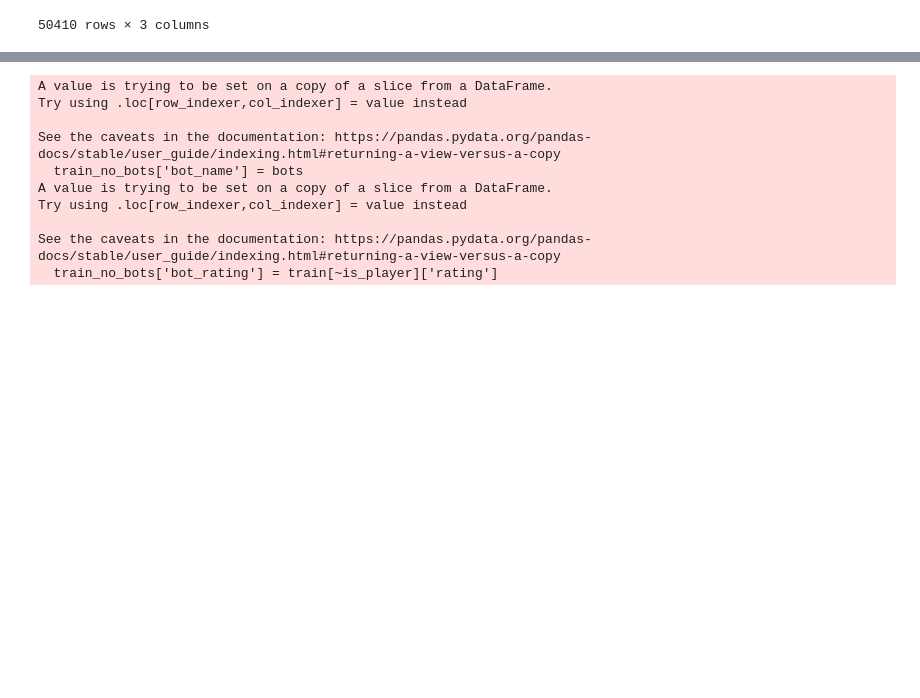
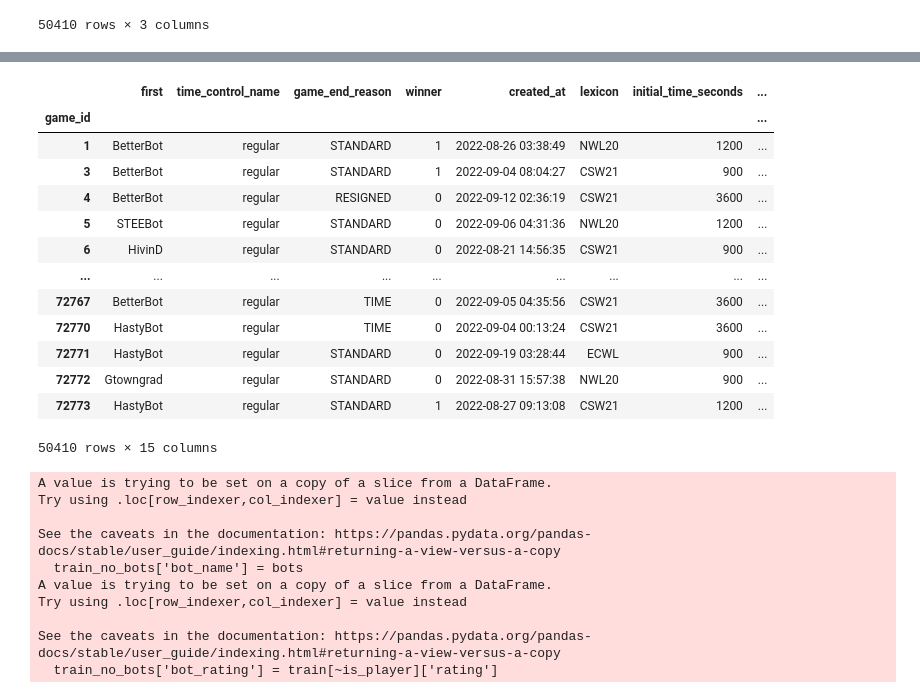
Before and after one commit to CatGuy1300/scrabble, a Jupyter notebook: notebooks/piping.ipynb, the cells around one changed output, grey strips where cells are left out. Saved outputs shown, nothing was run; the diff lists cells and outputs as text; code cells hidden in the pictures; blank space fills up the shorter version.

```diff
--- a/notebooks/piping.ipynb
+++ b/notebooks/piping.ipynb
@@ -62,5 +68,6 @@ pipe = (Pipeline([('bot_names', ExtractSetColumnsTransformer({'bot_name': BotExt
                    ('name_dropper', NameDropperTransformer(['nickname']))
                    ]))
 
-pipe.transform(train)
+new_train = pipe.transform(train)
+new_train
 # %% [output]
@@ -68,3 +88,21 @@ TypeError: 'set' object is not subscriptable
+# %%
+new_games = games.merge(new_train, left_index=True, right_index=True)
+new_games
+# %% [output]
+|  | first | time_control_name | game_end_reason | winner | created_at | lexicon | initial_time_seconds | ... |
+| game_id |  |  |  |  |  |  |  | ... |
+| 1 | BetterBot | regular | STANDARD | 1 | 2022-08-26 03:38:49 | NWL20 | 1200 | ... |
+| 3 | BetterBot | regular | STANDARD | 1 | 2022-09-04 08:04:27 | CSW21 | 900 | ... |
+| 4 | BetterBot | regular | RESIGNED | 0 | 2022-09-12 02:36:19 | CSW21 | 3600 | ... |
+| 5 | STEEBot | regular | STANDARD | 0 | 2022-09-06 04:31:36 | NWL20 | 1200 | ... |
+| 6 | HivinD | regular | STANDARD | 0 | 2022-08-21 14:56:35 | CSW21 | 900 | ... |
+| ... | ... | ... | ... | ... | ... | ... | ... | ... |
+| 72767 | BetterBot | regular | TIME | 0 | 2022-09-05 04:35:56 | CSW21 | 3600 | ... |
+| 72770 | HastyBot | regular | TIME | 0 | 2022-09-04 00:13:24 | CSW21 | 3600 | ... |
+| 72771 | HastyBot | regular | STANDARD | 0 | 2022-09-19 03:28:44 | ECWL | 900 | ... |
+| 72772 | Gtowngrad | regular | STANDARD | 0 | 2022-08-31 15:57:38 | NWL20 | 900 | ... |
+| 72773 | HastyBot | regular | STANDARD | 1 | 2022-08-27 09:13:08 | CSW21 | 1200 | ... |
+50410 rows × 15 columns
 # %%
 is_player = ~IsBotExtarctor(names)(train)
 bots = BotExtarctor(names)(train)
```
Also changed, not shown: parts of 6 cells of this notebook, 7 other files.
